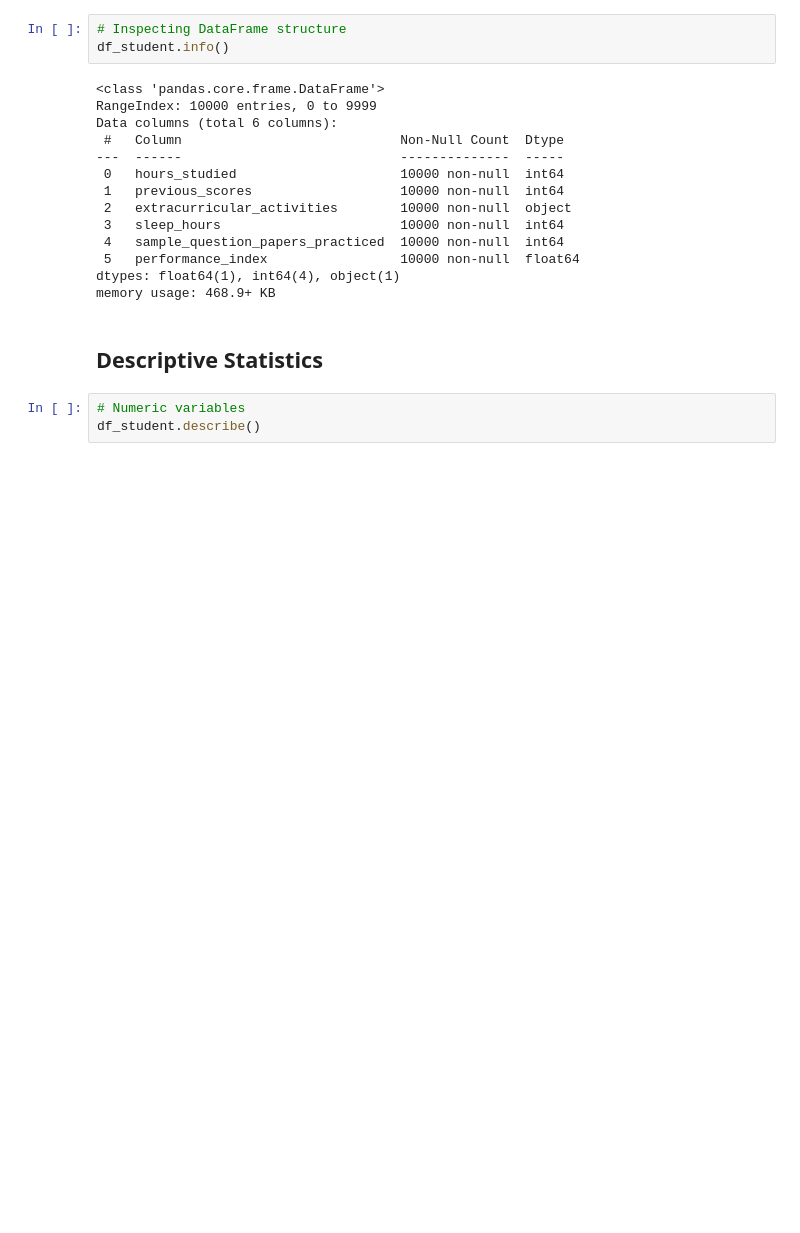
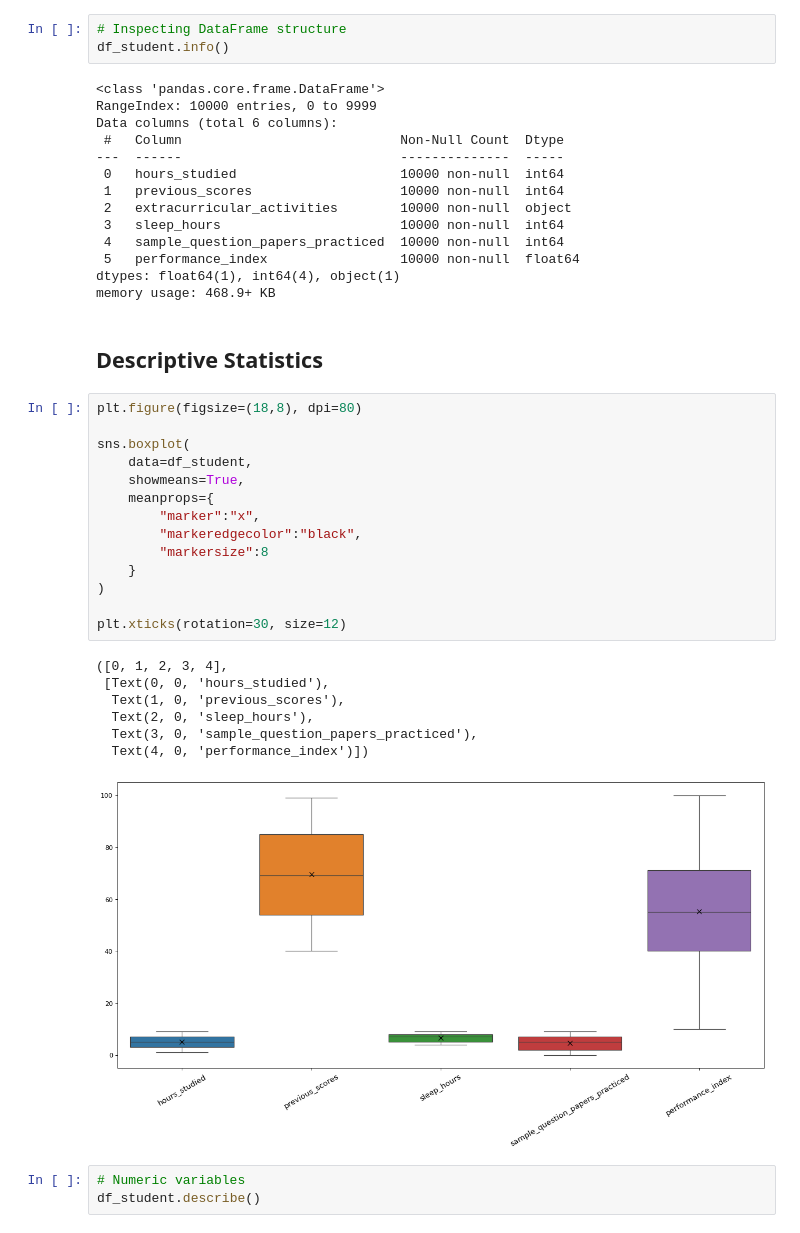
Before and after one commit to dan-teixeira/data-science, a Jupyter notebook: student_performance/student_performance.ipynb, the cells around one changed output. Drawn from its saved outputs; the diff is of its cells as text; blank space fills up the shorter version.

```diff
--- a/student_performance/student_performance.ipynb
+++ b/student_performance/student_performance.ipynb
@@ -35,6 +37,28 @@ dtypes: float64(1), int64(4), object(1)
 memory usage: 468.9+ KB
 # %% [markdown]
 ## Descriptive Statistics
+# %%
+plt.figure(figsize=(18,8), dpi=80)
+
+sns.boxplot(
+    data=df_student,
+    showmeans=True,
+    meanprops={
+        "marker":"x",
+        "markeredgecolor":"black",
+        "markersize":8
+    }
+)
+
+plt.xticks(rotation=30, size=12)
+# %% [output]
+([0, 1, 2, 3, 4],
+ [Text(0, 0, 'hours_studied'),
+  Text(1, 0, 'previous_scores'),
+  Text(2, 0, 'sleep_hours'),
+  Text(3, 0, 'sample_question_papers_practiced'),
+  Text(4, 0, 'performance_index')])
+[figure, added]
 # %%
 # Numeric variables
 df_student.describe()
```
Also changed, not shown: parts of 8 cells of this notebook.
